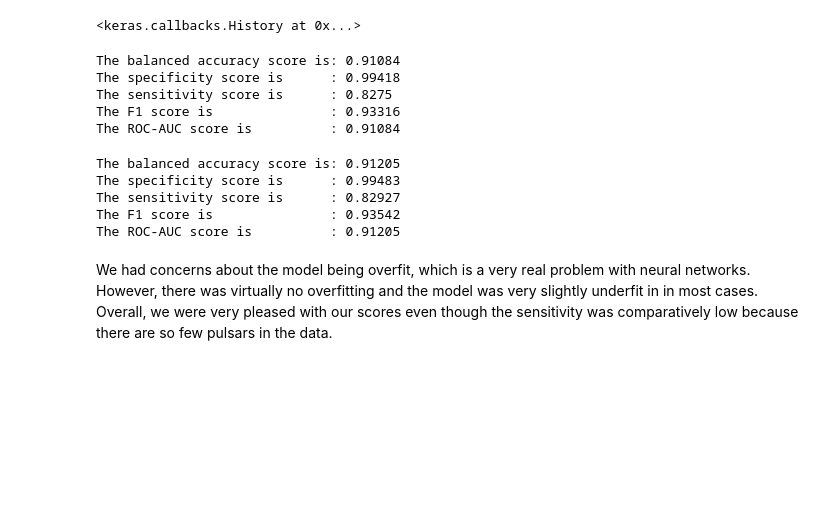
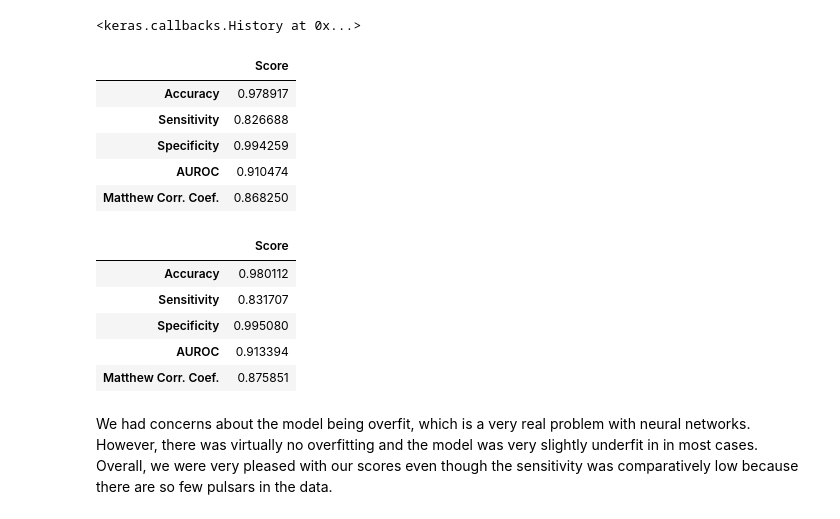
Before and after one commit to a-bergman/Pulsar-Star-Prediction, a Jupyter notebook: Code/Modeling & Evaluation.ipynb, the cells around one changed output. Saved outputs shown, nothing was run; the diff lists cells and outputs as text; code cells hidden in the pictures; blank space fills up the shorter version.

Commit message:
reran notebook with binary_classification_summary and added MCC

```diff
--- a/Code/Modeling & Evaluation.ipynb
+++ b/Code/Modeling & Evaluation.ipynb
@@ -466,23 +456,25 @@ of_test_preds  = of_model.predict_classes(X_test,
 # %%
 # Evaluating the training predictions
 
-generate_model_eval(y_train, of_train_preds)
+binary_classification_summary(y_train, of_train_preds)
 # %% [output]
-The balanced accuracy score is: 0.91084
-The specificity score is      : 0.99418
-The sensitivity score is      : 0.8275
-The F1 score is               : 0.93316
-The ROC-AUC score is          : 0.91084
+|  | Score |
+| Accuracy | 0.978917 |
+| Sensitivity | 0.826688 |
+| Specificity | 0.994259 |
+| AUROC | 0.910474 |
+| Matthew Corr. Coef. | 0.868250 |
 # %%
 # Evaluating the test predictions
 
-generate_model_eval(y_test, of_test_preds)
+binary_classification_summary(y_test, of_test_preds)
 # %% [output]
-The balanced accuracy score is: 0.91205
-The specificity score is      : 0.99483
-The sensitivity score is      : 0.82927
-The F1 score is               : 0.93542
-The ROC-AUC score is          : 0.91205
+|  | Score |
+| Accuracy | 0.980112 |
+| Sensitivity | 0.831707 |
+| Specificity | 0.995080 |
+| AUROC | 0.913394 |
+| Matthew Corr. Coef. | 0.875851 |
 # %% [markdown]
 We had concerns about the model being overfit, which is a very real problem with neural networks.  However, there was virtually no overfitting and the model was very slightly underfit in in most cases.  Overall, we were very pleased with our scores even though the sensitivity was comparatively low because there are so few pulsars in the data.
 # %%
```
Also changed, not shown: parts of 13 cells of this notebook.
